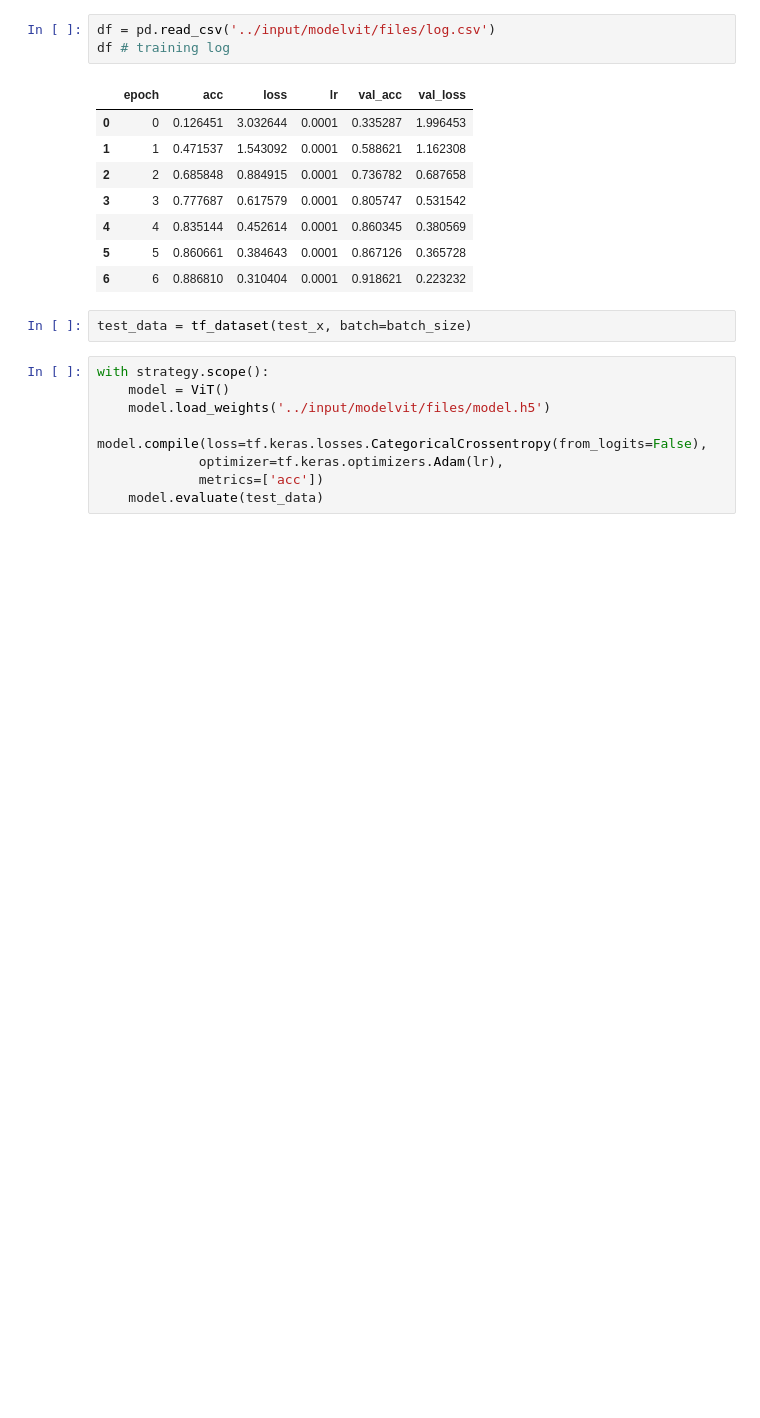
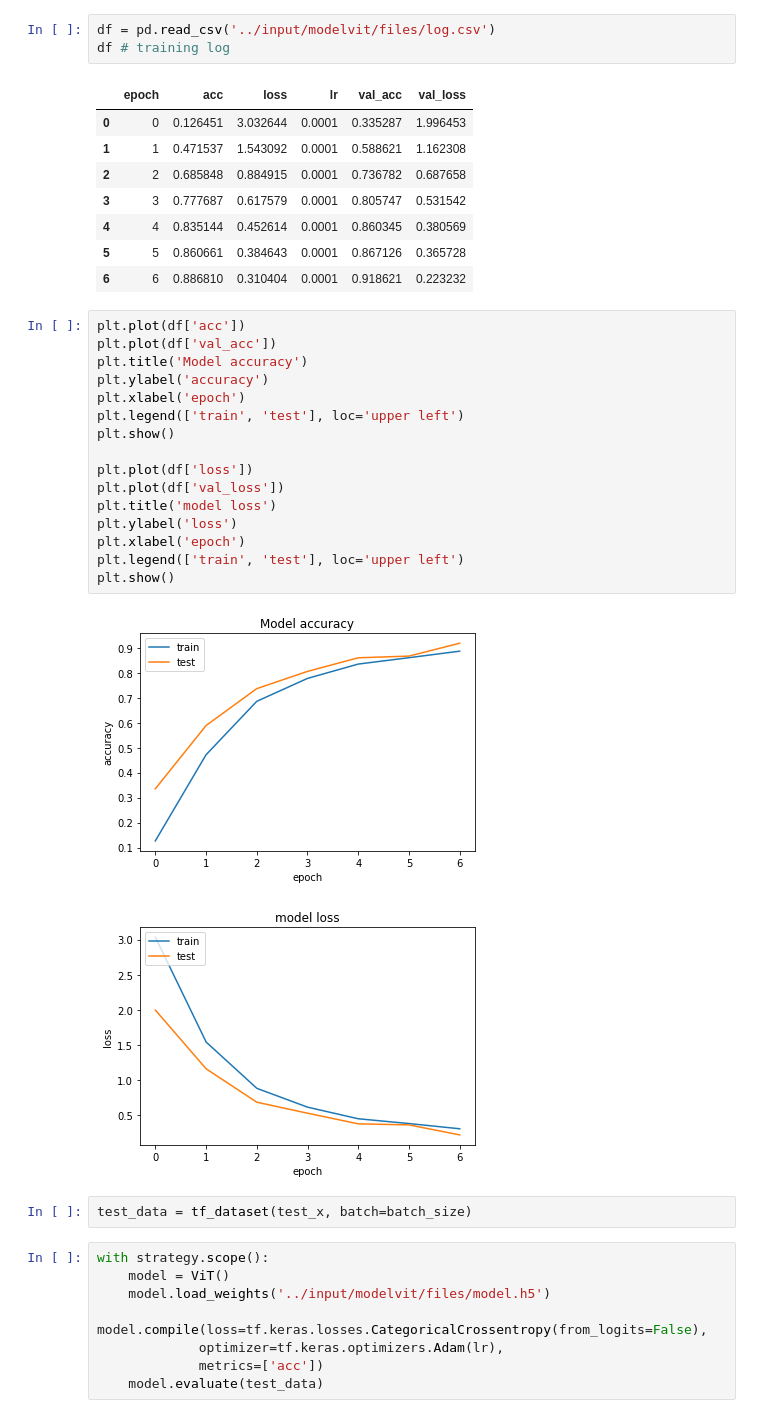
Before and after one commit to listless-dude/Sign-Language-Classification-DeepLearning, a Jupyter notebook: vit-on-asl-dataset.ipynb, the cells around one changed output. Drawn from its saved outputs; the diff is of its cells as text; blank space fills up the shorter version.

Commit message:
visualsadded

```diff
--- a/vit-on-asl-dataset.ipynb
+++ b/vit-on-asl-dataset.ipynb
@@ -203,6 +205,25 @@ df # training log
 | 4 | 4 | 0.835144 | 0.452614 | 0.0001 | 0.860345 | 0.380569 |
 | 5 | 5 | 0.860661 | 0.384643 | 0.0001 | 0.867126 | 0.365728 |
 | 6 | 6 | 0.886810 | 0.310404 | 0.0001 | 0.918621 | 0.223232 |
+# %%
+plt.plot(df['acc'])
+plt.plot(df['val_acc'])
+plt.title('Model accuracy')
+plt.ylabel('accuracy')
+plt.xlabel('epoch')
+plt.legend(['train', 'test'], loc='upper left')
+plt.show()
+
+plt.plot(df['loss'])
+plt.plot(df['val_loss'])
+plt.title('model loss')
+plt.ylabel('loss')
+plt.xlabel('epoch')
+plt.legend(['train', 'test'], loc='upper left')
+plt.show()
+# %% [output]
+[figure, added]
+[figure, added]
 # %%
 test_data = tf_dataset(test_x, batch=batch_size)
 # %%
```
Also changed, not shown: parts of 1 cell of this notebook.
